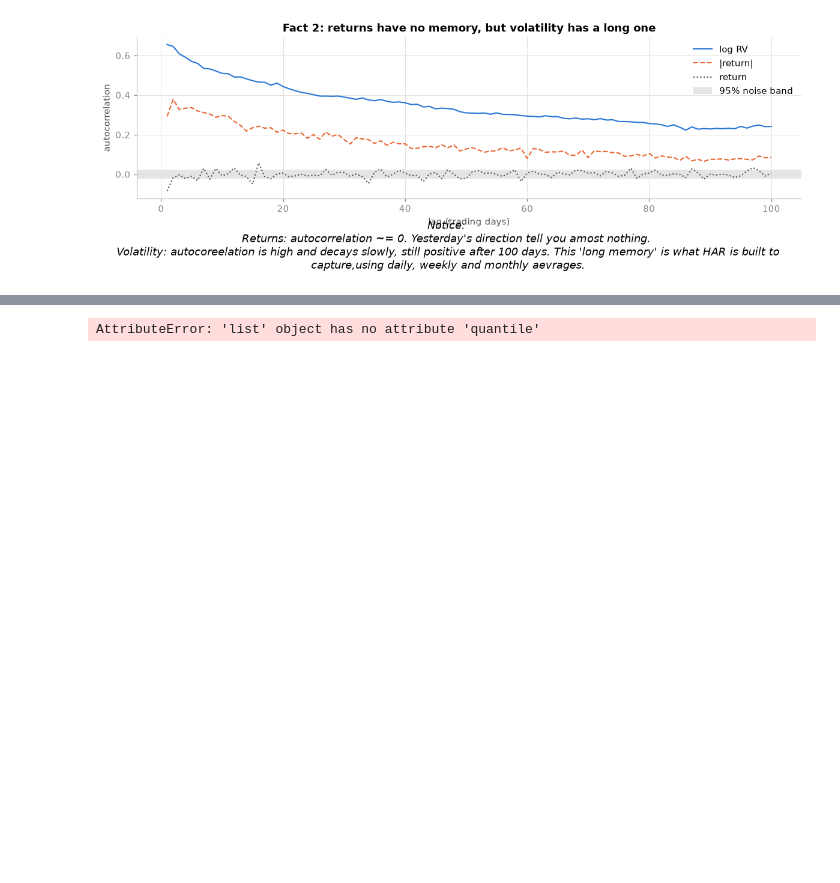
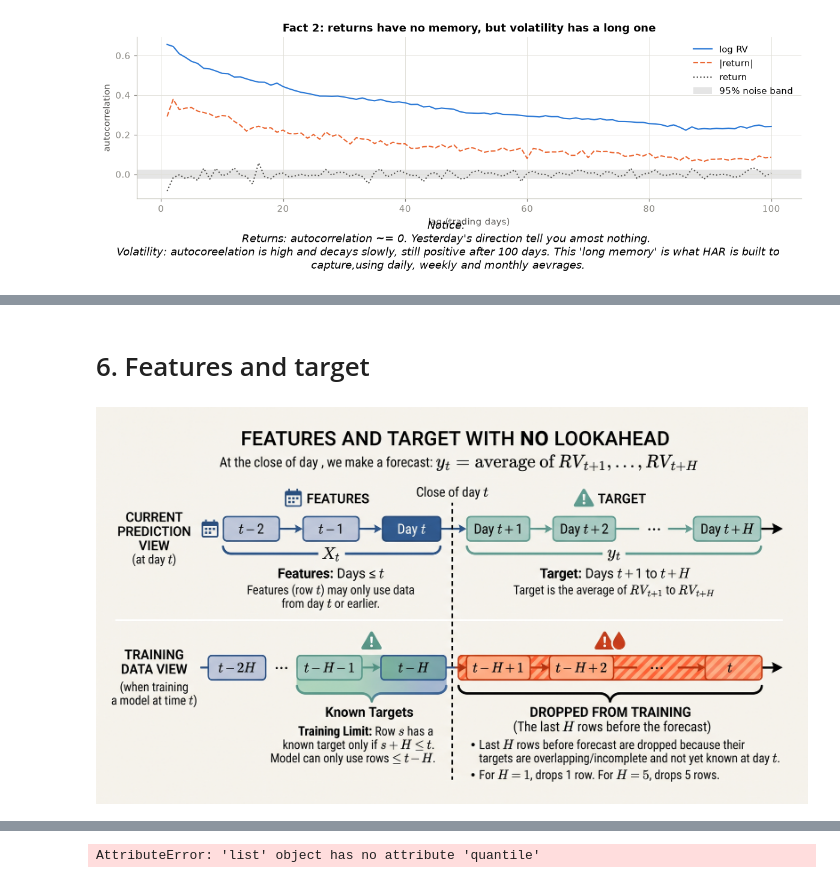
Before and after one commit to rajatsainju2025/volatility-forecasting, a Jupyter notebook: 01_volatility_forecasting.ipynb, the cells around one changed output, grey strips where cells are left out. Cells and saved outputs as stored; diff of their text form; code cells hidden in the pictures; blank space fills up the shorter version.

```diff
--- a/01_volatility_forecasting.ipynb
+++ b/01_volatility_forecasting.ipynb
@@ -229,0 +235,21 @@ savefig("03_distribution")
+# %% [markdown]
+# 6. Features and target
+# %%
+# At the close of day t, we know everything up to and including day t. We forecast:
+# y_t = avg (RV_t+1, ..., RV_t+H)
+
+"""
+Rules:
+- Features in row t may only use data from day t or earlier.
+- Target in row t uses days t+1 to t+H.
+- When training a model at time t, we can only use rows whose target is already known. Row s has a known target only
+if s + H <= t. So the last H rows before a forecast are dropped from training.
+"""
+
+from IPython.display import Image
+
+# For a local image file
+Image(filename='/Users/rsainju/Research/3_ML_practice/0_quant-practice/volatility-forecasting/figures/training_data_rule.jpeg',
+      width=800, height=400)
+# %% [output]
+[figure, added]
```
Also changed, not shown: parts of 5 cells of this notebook, 2 other files.
